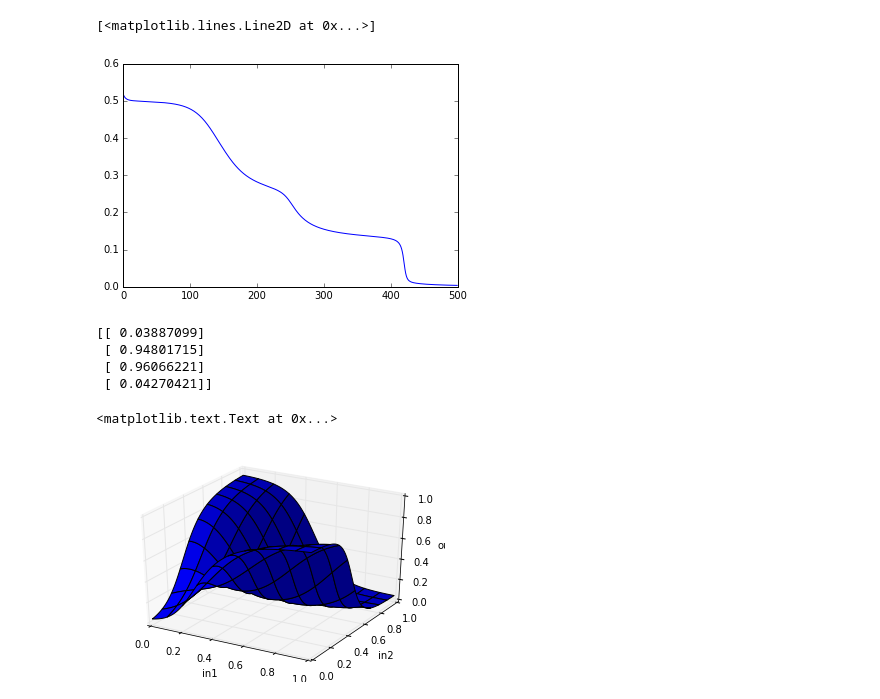
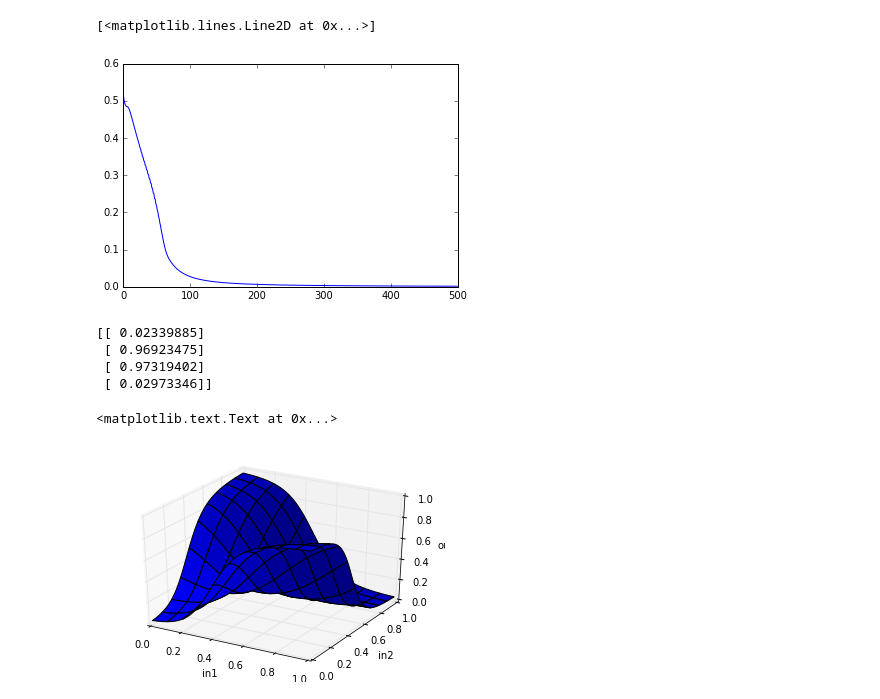
Before and after one commit to shierve/neural-networks, a Jupyter notebook: codi.ipynb, the cells around one changed output. Cells and saved outputs as stored; diff of their text form; code cells hidden in the pictures.

```diff
--- a/codi.ipynb
+++ b/codi.ipynb
@@ -18,7 +18,7 @@ y = np.array(([0], [1], [1], [0]))
 cost = []
 it = 500
 for i in range(it):
-    cost.append(N.back(X, y))
+    cost.append(N.back(X, y, 3))
 plt.plot(range(it), cost)
 # %% [output]
 [<matplotlib.lines.Line2D at 0x...>]
@@ -77,14 +74,14 @@ ax.set_zlabel('out')
 # %%
 #Same with deeper network
-NN = Network([2, 4, 2, 1])
+NN = Network([2, 10, 15, 1])
 cost = []
 it = 500
 for i in range(it):
-    cost.append(NN.back(X, y))
+    cost.append(NN.back(X, y, 1.5))
 plt.plot(range(it), cost)
 # %% [output]
 [<matplotlib.lines.Line2D at 0x...>]
-[figure, old version]
+[figure, new version]
 # %%
 print(NN.forward(X))
 #Test network for various combinations:
@@ -119,9 +116,9 @@ ax.set_xlabel('in1')
 ax.set_ylabel('in2')
 ax.set_zlabel('out')
 # %% [output]
-[[ 0.03887099]
- [ 0.94801715]
- [ 0.96066221]
- [ 0.04270421]]
+[[ 0.02339885]
+ [ 0.96923475]
+ [ 0.97319402]
+ [ 0.02973346]]
 <matplotlib.text.Text at 0x...>
-[figure, old version]
+[figure, new version]
```
Also changed, not shown: parts of 6 cells of this notebook, 1 other file.
